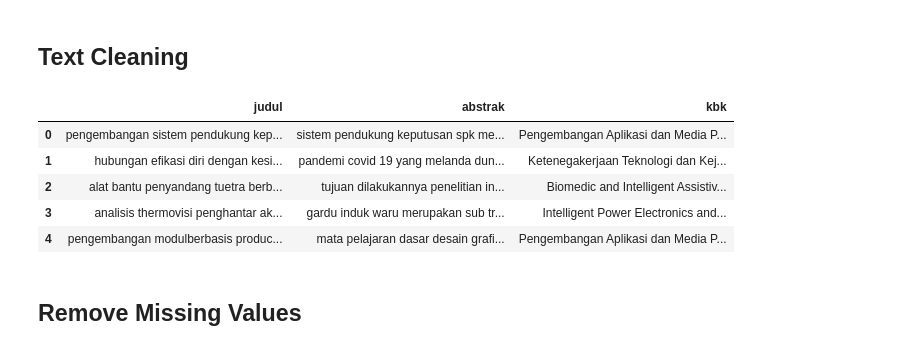
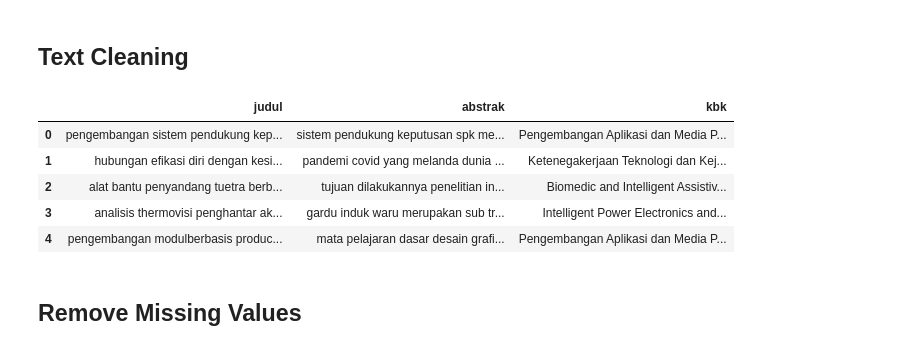
Before and after one commit to mercyano/klasifikasi-kbk, a Jupyter notebook: preprocessing.ipynb, the cells around one changed output. Drawn from its saved outputs; the diff is of its cells as text; code cells hidden in the pictures.

```diff
--- a/preprocessing.ipynb
+++ b/preprocessing.ipynb
@@ -5,7 +5,7 @@ import numpy as np
 import pandas as pd
 
 df = pd.read_csv('data/dataKBK.csv',index_col=0)
-df = df.drop(['Unnamed: 0'], axis=1)
+df = df.drop(['Unnamed: 0.1'], axis=1)
 df.head()
 # %% [output]
 |  | judul | abstrak | kbk |
@@ -58,34 +58,36 @@ def cleaning(text):
     # HTML Tag Removal
     text = re.compile('<.*?>|&([a-z0-9]+|#[0-9]{1,6}|#x[0-9a-f]{1,6});').sub('', str(text))
 
     # Case folding
     text = text.lower()
 
     # Trim text
     text = text.strip()
 
     # Remove punctuations, karakter spesial, and spasi ganda
     text = re.compile('<.*?>').sub('', text)
     text = re.compile('[%s]' % re.escape(string.punctuation)).sub(' ', text)
     text = re.sub('\s+', ' ', text)
 
     # Number removal
     text = re.sub(r'\[[0-9]*\]', ' ', text)
     text = re.sub(r'[^\w\s]', '', str(text).lower().strip())
+    text = re.sub(r'\d', ' ', text)
+    text = re.sub(r'\s+', ' ', text)
 
     # Mengubah text 'nan' dengan whitespace agar nantinya dapat dihapus
     text = re.sub('nan', '', text)
 
     return text
 
 df['judul'] = df['judul'].apply(lambda x: cleaning(x))
 df['abstrak'] = df['abstrak'].apply(lambda x: cleaning(x))
 
 df.head()
 # %% [output]
 |  | judul | abstrak | kbk |
 | 0 | pengembangan sistem pendukung kep... | sistem pendukung keputusan spk me... | Pengembangan Aplikasi dan Media P... |
-| 1 | hubungan efikasi diri dengan kesi... | pandemi covid 19 yang melanda dun... | Ketenegakerjaan Teknologi dan Kej... |
+| 1 | hubungan efikasi diri dengan kesi... | pandemi covid yang melanda dunia ... | Ketenegakerjaan Teknologi dan Kej... |
 | 2 | alat bantu penyandang tuetra berb... | tujuan dilakukannya penelitian in... | Biomedic and Intelligent Assistiv... |
 | 3 | analisis thermovisi penghantar ak... | gardu induk waru merupakan sub tr... | Intelligent Power Electronics and... |
 | 4 | pengembangan modulberbasis produc... | mata pelajaran dasar desain grafi... | Pengembangan Aplikasi dan Media P... |
```
Also changed, not shown: parts of 4 cells of this notebook, 3 other files.
